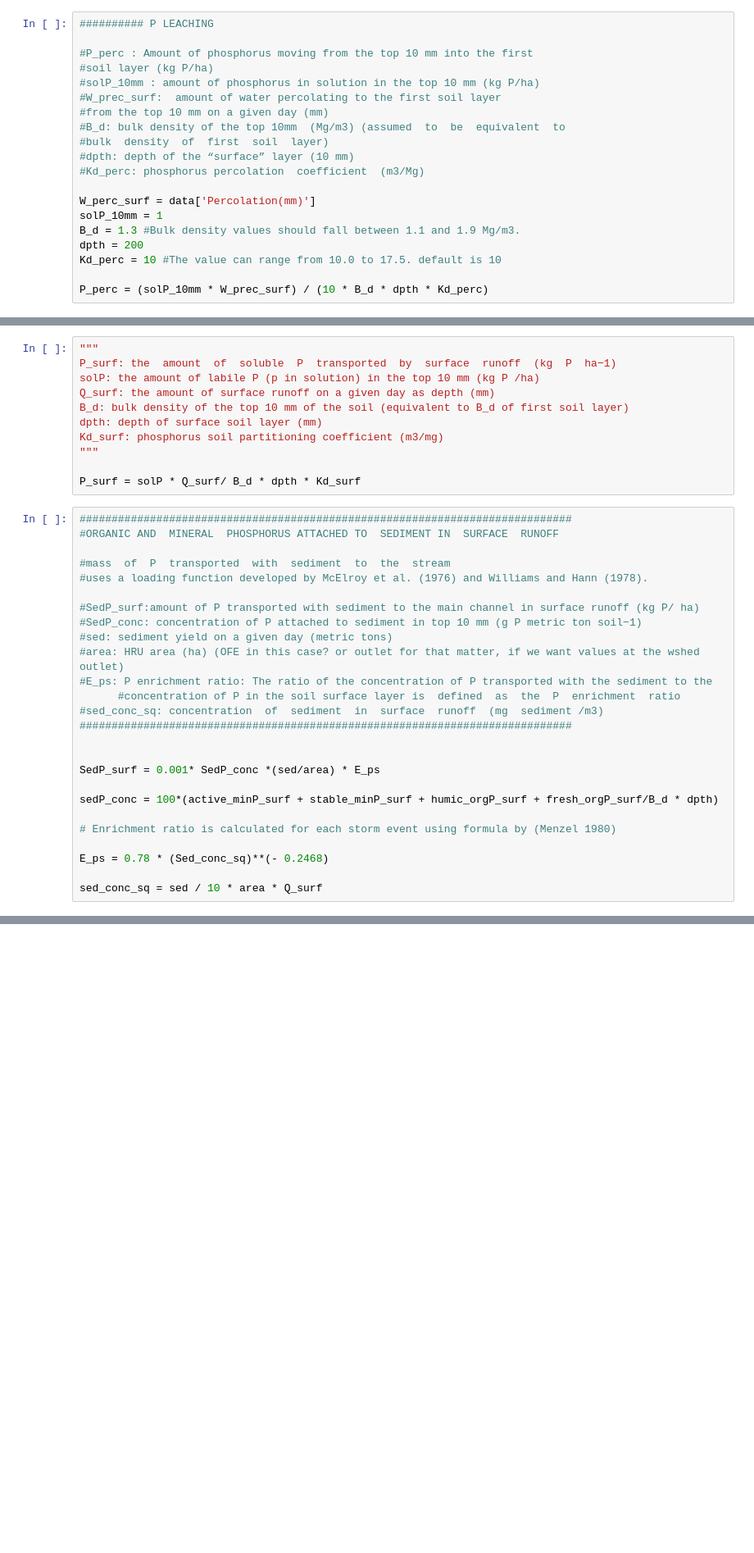
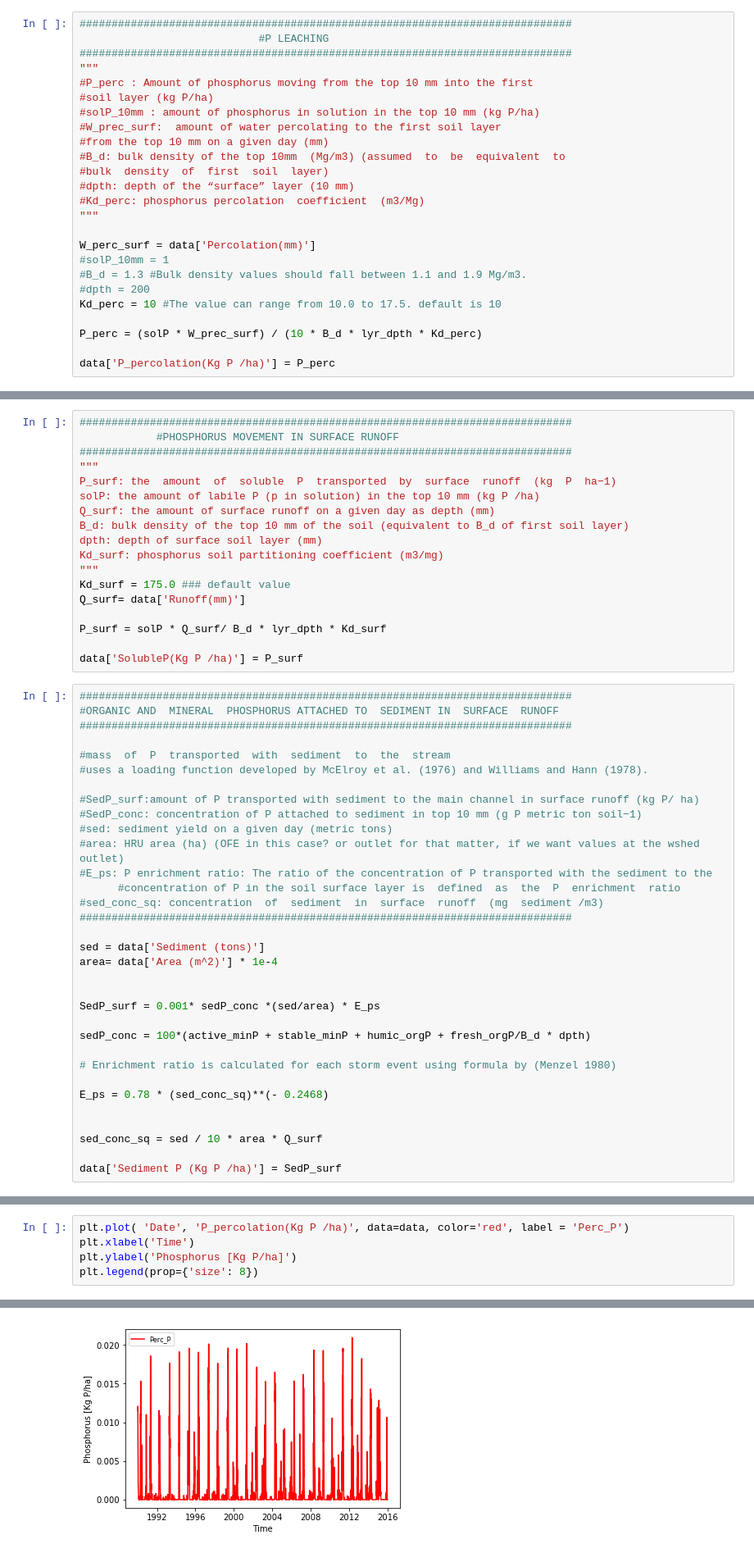
Before and after one commit to devalc/P_module, a Jupyter notebook: P_module_04_03_18.ipynb, the cells around one changed output, grey strips where cells are left out. Shown at 82% size. Drawn from its saved outputs; the diff is of its cells as text; blank space fills up the shorter version.

```diff
--- a/P_module_04_03_18.ipynb
+++ b/P_module_04_03_18.ipynb
@@ -212,6 +271,8 @@ W_prec_surf = data['Percolation(mm)']
 # %%
-########## P LEACHING
-
+#############################################################################
+                            #P LEACHING
+#############################################################################
+"""
 #P_perc : Amount of phosphorus moving from the top 10 mm into the first
 #soil layer (kg P/ha)
 #solP_10mm : amount of phosphorus in solution in the top 10 mm (kg P/ha)
@@ -221,11 +282,14 @@ W_prec_surf = data['Percolation(mm)']
 #bulk  density  of  first  soil  layer)
 #dpth: depth of the “surface” layer (10 mm)
 #Kd_perc: phosphorus percolation  coefficient  (m3/Mg)
+"""
 
 W_perc_surf = data['Percolation(mm)']
-solP_10mm = 1
-B_d = 1.3 #Bulk density values should fall between 1.1 and 1.9 Mg/m3.
-dpth = 200
+#solP_10mm = 1
+#B_d = 1.3 #Bulk density values should fall between 1.1 and 1.9 Mg/m3.
+#dpth = 200
 Kd_perc = 10 #The value can range from 10.0 to 17.5. default is 10
 
-P_perc = (solP_10mm * W_prec_surf) / (10 * B_d * dpth * Kd_perc)
+P_perc = (solP * W_prec_surf) / (10 * B_d * lyr_dpth * Kd_perc)
+
+data['P_percolation(Kg P /ha)'] = P_perc
@@ -311,4 +387,7 @@ phi_P = 200 * (Bio_p /Bio_optp -0.5)
 # %%
+#############################################################################
+            #PHOSPHORUS MOVEMENT IN SURFACE RUNOFF
+#############################################################################
 """
 P_surf: the  amount  of  soluble  P  transported  by  surface  runoff  (kg  P  ha−1)
 solP: the amount of labile P (p in solution) in the top 10 mm (kg P /ha)
@@ -317,11 +396,16 @@ B_d: bulk density of the top 10 mm of the soil (equivalent to B_d of first soil
 dpth: depth of surface soil layer (mm)
 Kd_surf: phosphorus soil partitioning coefficient (m3/mg)
 """
+Kd_surf = 175.0 ### default value
+Q_surf= data['Runoff(mm)']
 
-P_surf = solP * Q_surf/ B_d * dpth * Kd_surf
+P_surf = solP * Q_surf/ B_d * lyr_dpth * Kd_surf
+
+data['SolubleP(Kg P /ha)'] = P_surf
 # %%
 #############################################################################
 #ORGANIC AND  MINERAL  PHOSPHORUS ATTACHED TO  SEDIMENT IN  SURFACE  RUNOFF
+#############################################################################
 
 #mass  of  P  transported  with  sediment  to  the  stream
 #uses a loading function developed by McElroy et al. (1976) and Williams and Hann (1978).
@@ -335,13 +419,19 @@ P_surf = solP * Q_surf/ B_d * dpth * Kd_surf
 #sed_conc_sq: concentration  of  sediment  in  surface  runoff  (mg  sediment /m3)
 #############################################################################
 
+sed = data['Sediment (tons)']
+area= data['Area (m^2)'] * 1e-4
 
-SedP_surf = 0.001* SedP_conc *(sed/area) * E_ps
 
-sedP_conc = 100*(active_minP_surf + stable_minP_surf + humic_orgP_surf + fresh_orgP_surf/B_d * dpth)
+SedP_surf = 0.001* sedP_conc *(sed/area) * E_ps
+
+sedP_conc = 100*(active_minP + stable_minP + humic_orgP + fresh_orgP/B_d * dpth)
 
 # Enrichment ratio is calculated for each storm event using formula by (Menzel 1980)
 
-E_ps = 0.78 * (Sed_conc_sq)**(- 0.2468)
+E_ps = 0.78 * (sed_conc_sq)**(- 0.2468)
+
 
 sed_conc_sq = sed / 10 * area * Q_surf
+
+data['Sediment P (Kg P /ha)'] = SedP_surf
@@ -347,0 +469,6 @@ sed_conc_sq = sed / 10 * area * Q_surf
+# %%
+plt.plot( 'Date', 'P_percolation(Kg P /ha)', data=data, color='red', label = 'Perc_P')
+plt.xlabel('Time')
+plt.ylabel('Phosphorus [Kg P/ha]')
+plt.legend(prop={'size': 8})
+# %% [output]
@@ -347,0 +476 @@ sed_conc_sq = sed / 10 * area * Q_surf
+[figure, added]
```
Also changed, not shown: parts of 26 cells of this notebook.
